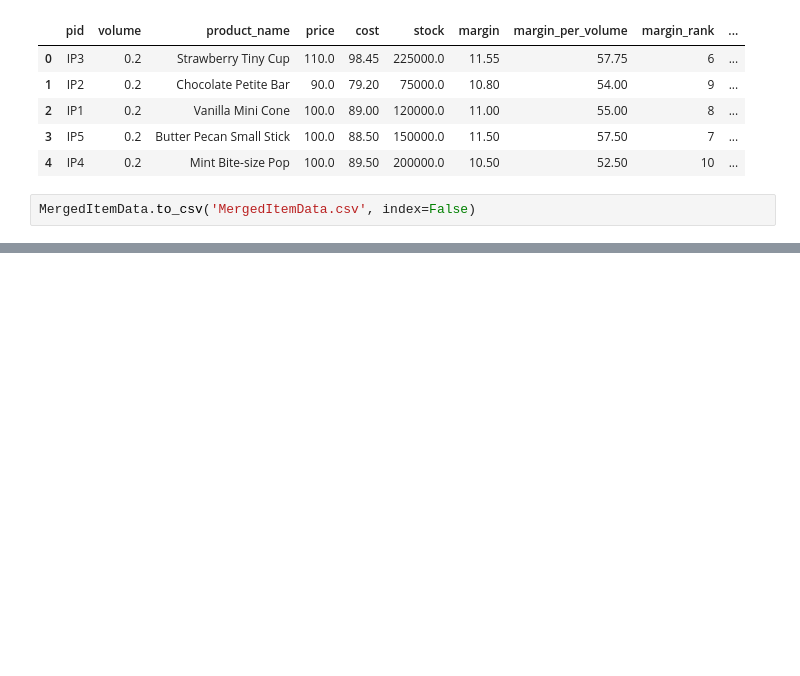
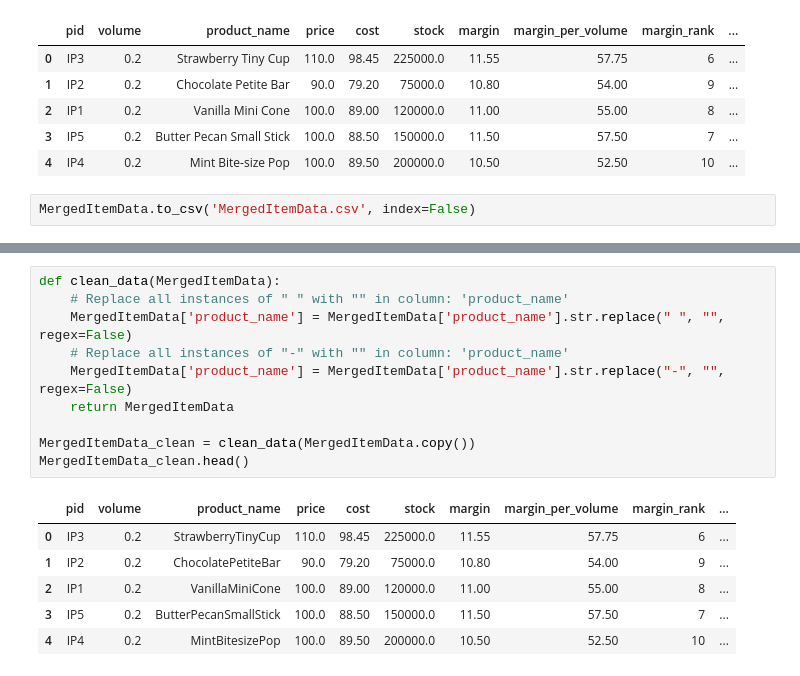
Before and after one commit to AnoshanJ/Datastorm4.0, a Jupyter notebook: Finals/Solution.ipynb, the cells around one changed output, grey strips where cells are left out. Cells and saved outputs as stored; diff of their text form; blank space fills up the shorter version.

Commit message:
push merged answers

```diff
--- a/Finals/Solution.ipynb
+++ b/Finals/Solution.ipynb
@@ -968,0 +1014,17 @@ MergedItemData.to_csv('MergedItemData.csv', index=False)
+# %%
+def clean_data(MergedItemData):
+    # Replace all instances of " " with "" in column: 'product_name'
+    MergedItemData['product_name'] = MergedItemData['product_name'].str.replace(" ", "", regex=False)
+    # Replace all instances of "-" with "" in column: 'product_name'
+    MergedItemData['product_name'] = MergedItemData['product_name'].str.replace("-", "", regex=False)
+    return MergedItemData
+
+MergedItemData_clean = clean_data(MergedItemData.copy())
+MergedItemData_clean.head()
+# %% [output]
+|  | pid | volume | product_name | price | cost | stock | margin | margin_per_volume | margin_rank | ... |
+| 0 | IP3 | 0.2 | StrawberryTinyCup | 110.0 | 98.45 | 225000.0 | 11.55 | 57.75 | 6 | ... |
+| 1 | IP2 | 0.2 | ChocolatePetiteBar | 90.0 | 79.20 | 75000.0 | 10.80 | 54.00 | 9 | ... |
+| 2 | IP1 | 0.2 | VanillaMiniCone | 100.0 | 89.00 | 120000.0 | 11.00 | 55.00 | 8 | ... |
+| 3 | IP5 | 0.2 | ButterPecanSmallStick | 100.0 | 88.50 | 150000.0 | 11.50 | 57.50 | 7 | ... |
+| 4 | IP4 | 0.2 | MintBitesizePop | 100.0 | 89.50 | 200000.0 | 10.50 | 52.50 | 10 | ... |
```
Also changed, not shown: parts of 7 cells of this notebook, 4 other files.
